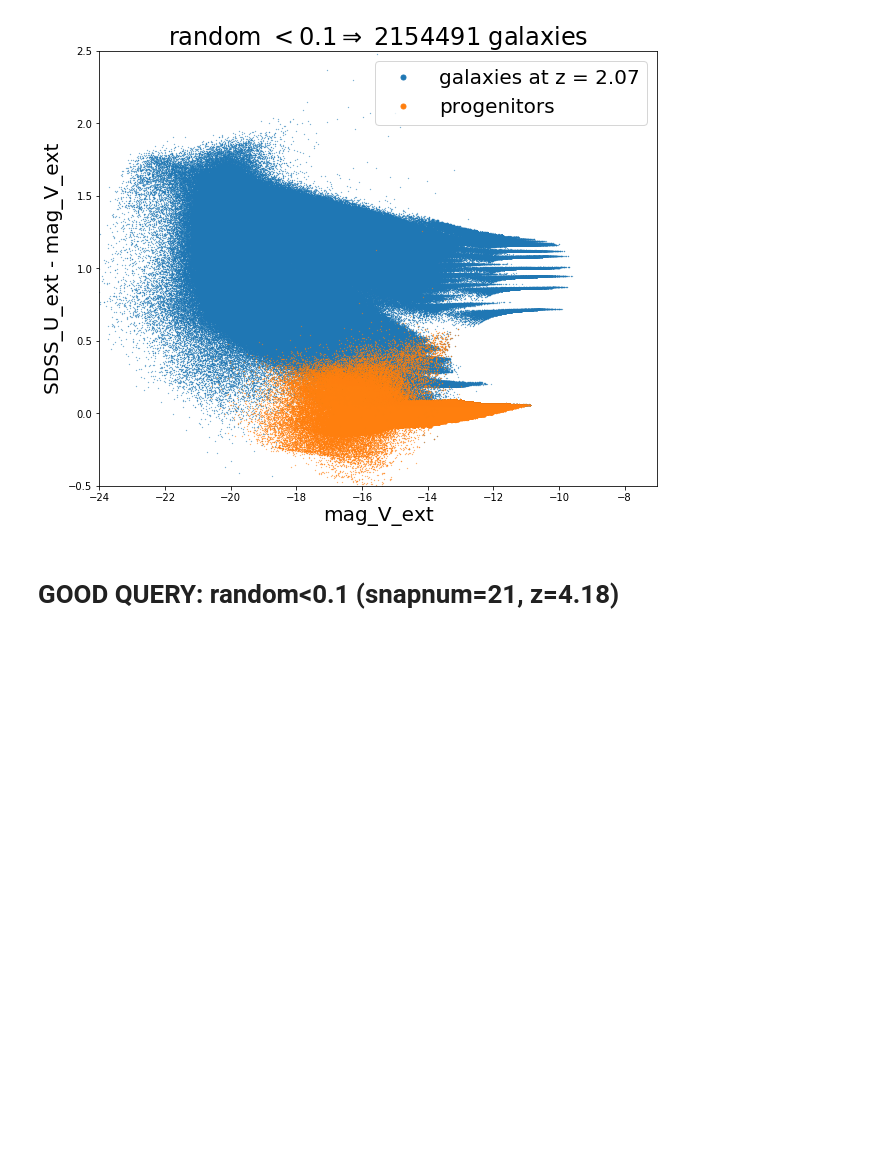
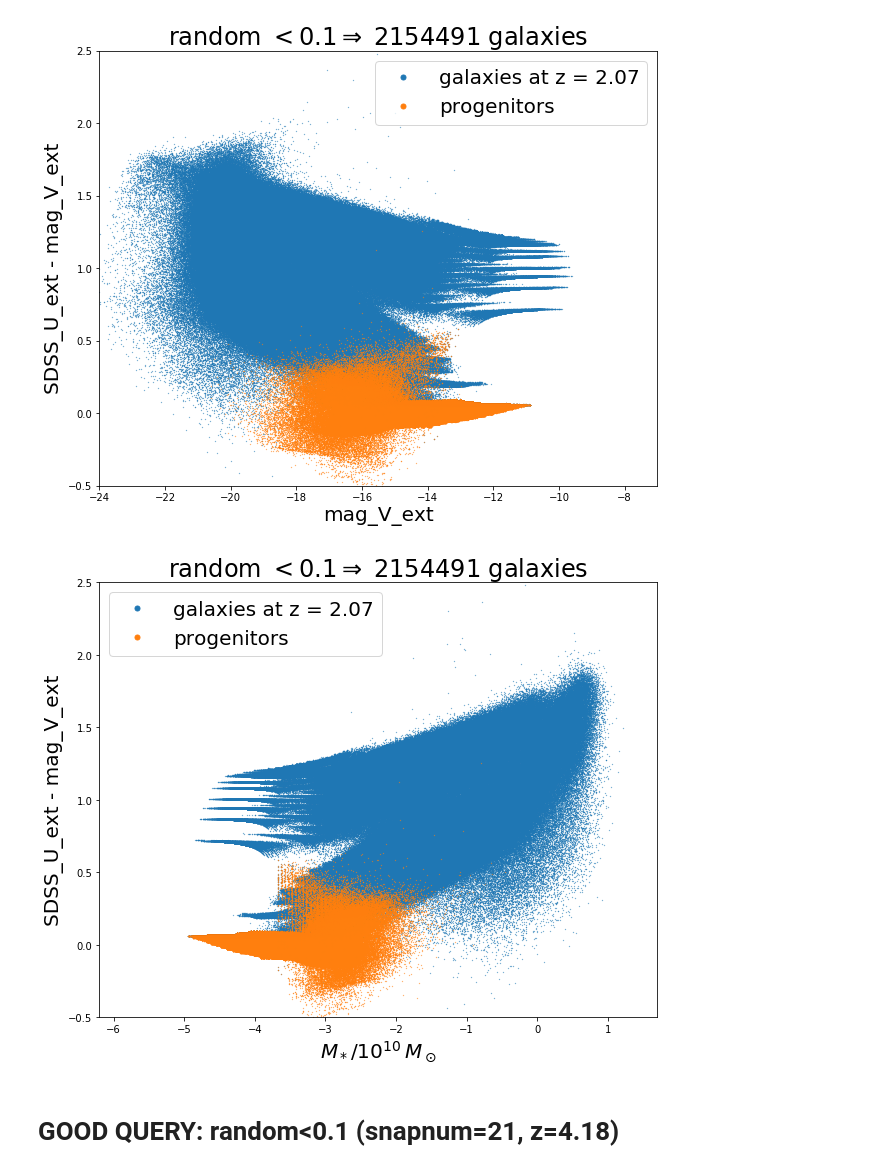
Before and after one commit to GiorgioManzoni/VIPERS_GALFORM, a Jupyter notebook: 005_progenitor.ipynb, the cells around one changed output. Drawn from its saved outputs; the diff is of its cells as text; code cells hidden in the pictures; blank space fills up the shorter version.

```diff
--- a/005_progenitor.ipynb
+++ b/005_progenitor.ipynb
@@ -826,6 +843,23 @@ plt.savefig('../plots/005/colmag_progenitor_snap30_r10.png')
 plt.show()
 # %% [output]
 [figure]
+# %%
+plt.figure(figsize=(10,8))
+
+sel = np.where(z_30_rand10['d_stellarmass']>0.)
+
+plt.plot(np.log10(z_30_rand10['d_stellarmass'][sel]),z_30_rand10['d_SDSS_u_ext']-z_30_rand10['d_mag_V_ext'],'.',markersize=0.5,label='galaxies at z = 2.07')
+plt.plot(np.log10(z_30_rand10['p_stellarmass'][sel]),z_30_rand10['p_SDSS_u_ext']-z_30_rand10['p_mag_V_ext'],'.',markersize=0.5,label='progenitors')
+plt.xlabel(r"$M_* / 10^{10} \, M_\odot$")
+plt.ylabel("SDSS_U_ext - mag_V_ext")
+plt.xlim(-6.2,1.7)
+plt.ylim(-0.5,2.5)
+plt.title(r'random $< 0.1 \Rightarrow$ '+str(len(z_30_rand10[sel]))+' galaxies')
+plt.legend(markerscale=20)
+plt.savefig('../plots/005/colmass_progenitor_snap30_r10.png')
+plt.show()
+# %% [output]
+[figure, added]
 # %% [markdown]
 # GOOD QUERY: random<0.1 (snapnum=21, z=4.18)
 # %%
```
Also changed, not shown: parts of 12 cells of this notebook.
